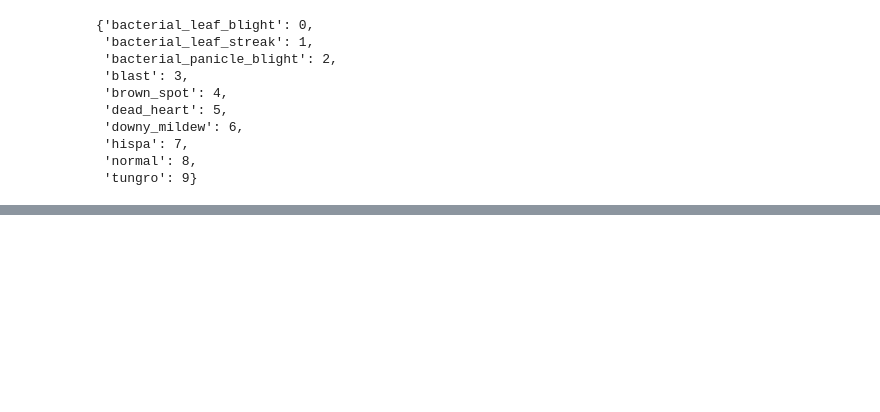
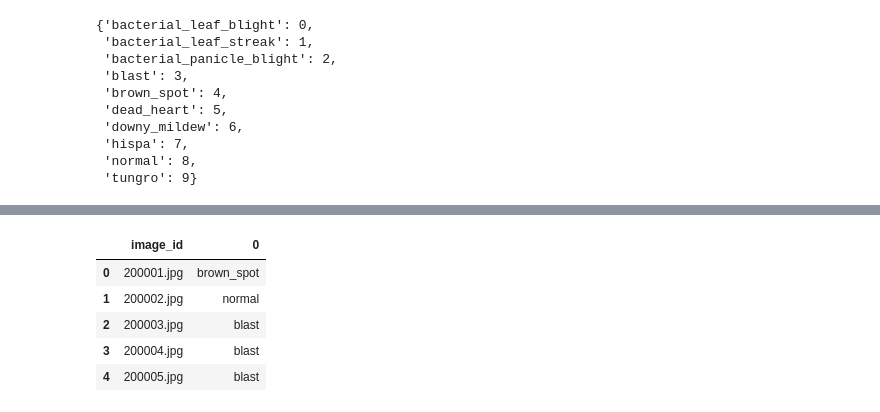
Before and after one commit to kvalaroutsos/Paddy_Classification_Kaggle, a Jupyter notebook: PADDY_cLASSIFICATION.ipynb, the cells around one changed output, grey strips where cells are left out. Saved outputs shown, nothing was run; the diff lists cells and outputs as text; code cells hidden in the pictures; blank space fills up the shorter version.

```diff
--- a/PADDY_cLASSIFICATION.ipynb
+++ b/PADDY_cLASSIFICATION.ipynb
@@ -279,0 +438,9 @@ train_image_gen.class_indices
+# %%
+df.head()
+# %% [output]
+|  | image_id | 0 |
+| 0 | 200001.jpg | brown_spot |
+| 1 | 200002.jpg | normal |
+| 2 | 200003.jpg | blast |
+| 3 | 200004.jpg | blast |
+| 4 | 200005.jpg | blast |
```
Also changed, not shown: parts of 52 cells of this notebook.
